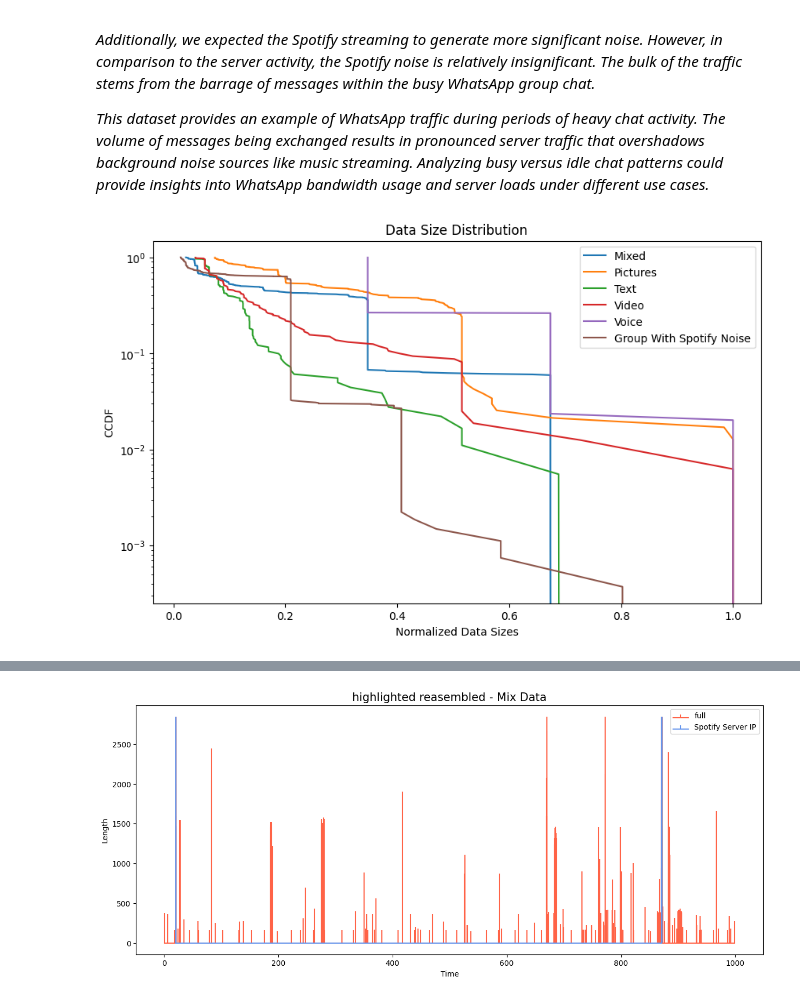
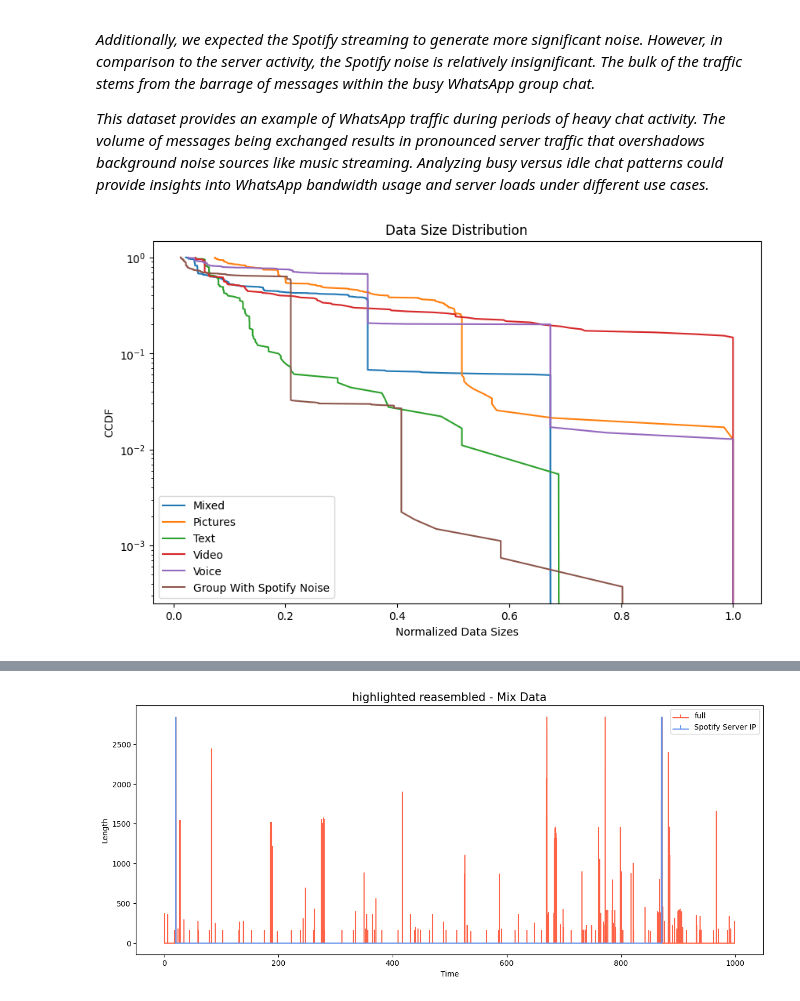
Before and after one commit to NoaAmichai/Computer_networks_final_project, a Jupyter notebook: src/project.ipynb, the cells around one changed output, grey strips where cells are left out. Saved outputs shown, nothing was run; the diff lists cells and outputs as text; code cells hidden in the pictures.

```diff
--- a/src/project.ipynb
+++ b/src/project.ipynb
@@ -290,0 +265,8 @@ plot_graph(video_data,'Time vs Length - Video Group')
+# %%
+video_data = pd.read_csv("../resources/Video Group/video_data.csv", encoding='latin-1')
+
+video_data = video_data[video_data['Protocol'].str.contains('TLS')]
+
+video_data = filter_data_by_ip(video_data, '2a03:2880:f242:c8:face:b00c:0:167','2a10:8012:21:4188:c63c:3614:4d2b:1483')
+
+video_data
@@ -536,32 +536,32 @@ def get_ccdf(data_col):
     # Calculate CCDF
     cdf_data = np.linspace(1/len(norm_data), 1, len(norm_data))
     ccdf_data = 1 - cdf_data
 
     return norm_data, ccdf_data
 
 def plot_ccdf(data_list, labels_list):
     """ Plot Complementary Cumulative Distribution Function (CCDF) for multiple datasets.
 
     Args:
         data_list (list): List of datasets to plot.
         labels_list (list): List of labels for each dataset.
     """
 
     plt.figure(figsize=(10, 6))
 
     for data, label in zip(data_list, labels_list):
         x, y = get_ccdf(data['Length'])
         plt.plot(x, y, label=label)
 
     plt.yscale('log')
     plt.xlabel('Normalized Data Sizes')
     plt.ylabel('CCDF')
     plt.title('Data Size Distribution')
-    plt.legend(loc="upper right")
+    plt.legend(loc="lower left")
     plt.show()
 
 datasets = [mix_data, pictures_data, text_data, video_data, voice_data,text_with_spotify]  # List of datasets
 labels = ['Mixed', 'Pictures', 'Text', 'Video', 'Voice', 'Group With Spotify Noise' ]  # Corresponding labels
 plot_ccdf(datasets, labels)
 # %% [output]
-[figure, old version]
+[figure, new version]
```
Also changed, not shown: parts of 10 cells of this notebook, 7 other files.
